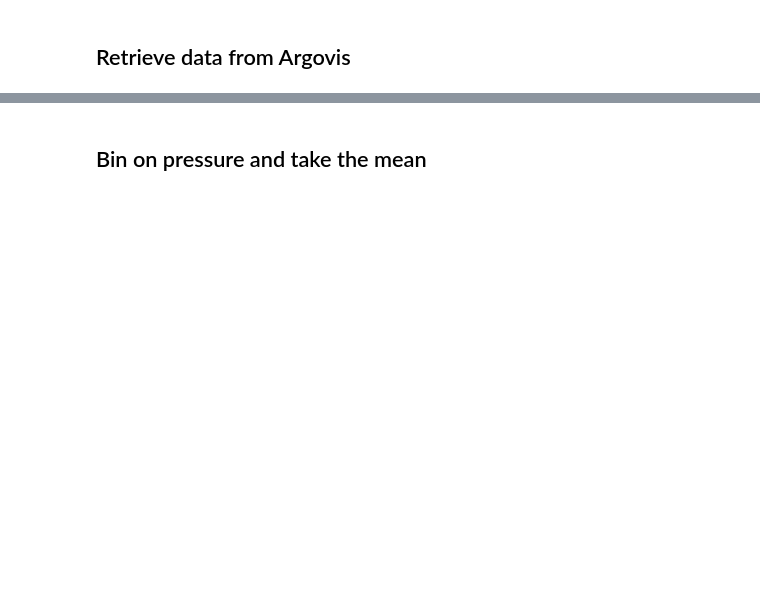
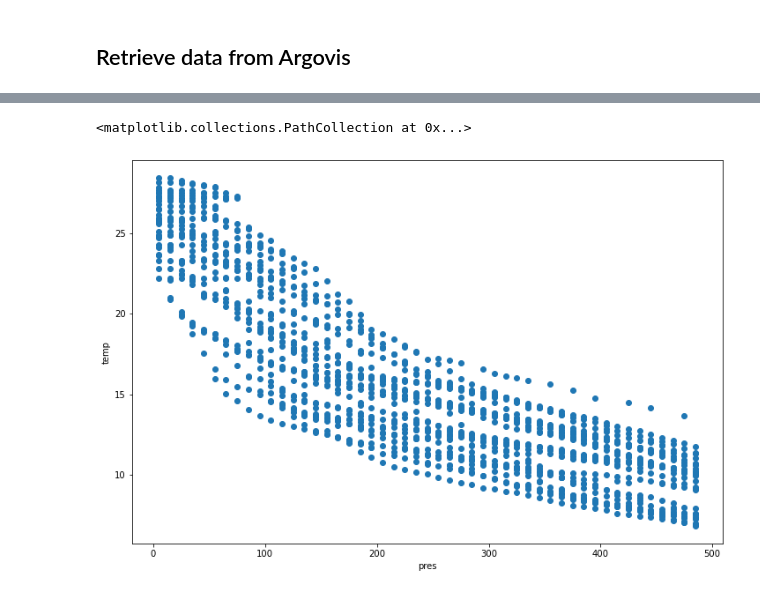
Before and after one commit to argovis/hackathon22-profile-grid, a Jupyter notebook: notebooks/lmm_binning.ipynb, the cells around one changed output, grey strips where cells are left out. Drawn from its saved outputs; the diff is of its cells as text; code cells hidden in the pictures; blank space fills up the shorter version.

```diff
--- a/notebooks/lmm_binning.ipynb
+++ b/notebooks/lmm_binning.ipynb
@@ -33,13 +23,13 @@ data_binner_notebook = 'lmm_data_binner.ipynb'
 # %%
-start_date = '2020-4-10'
-end_date = '2020-4-29'
+start_date = '2020-1-01'
+end_date = '2020-01-03'
 pressure_range = '[0,500]'
 region = 'atlantic_coords'
 argo_source = 'argo_core'
+
 fetch_obj = ArgovisDataImporter(start_date, end_date, pressure_range, source=argo_source, region=region)
 
 df = fetch_obj.get_cleaned_profile()
-df.head()
 
 len(df)
 # %% [output]
@@ -231,0 +49,7 @@ Coordinates:
+# %%
+pressure_range = [0,500]
+pressure_bin_size = 10
+
+binner_obj = DataBinner(df, pressure_range, pressure_bin_size)
+
+ds_all = binner_obj.create_xarray()
@@ -231,0 +91,3 @@ Coordinates:
+# %%
+a = ds_all.where(ds_all.day == 2, drop=True)
+print(a)
@@ -232,4 +111,5 @@ Coordinates:
 # %%
-#xr.plot.scatter(ds,'pres', 'psal', size=8)
+xr.plot.scatter(a,'pres', 'temp', size=8)
+# %% [output]
+<matplotlib.collections.PathCollection at 0x...>
+[figure, added]
-# %% [markdown]
-## Bin on pressure and take the mean
```
Also changed, not shown: parts of 30 cells of this notebook, 1 other file.
